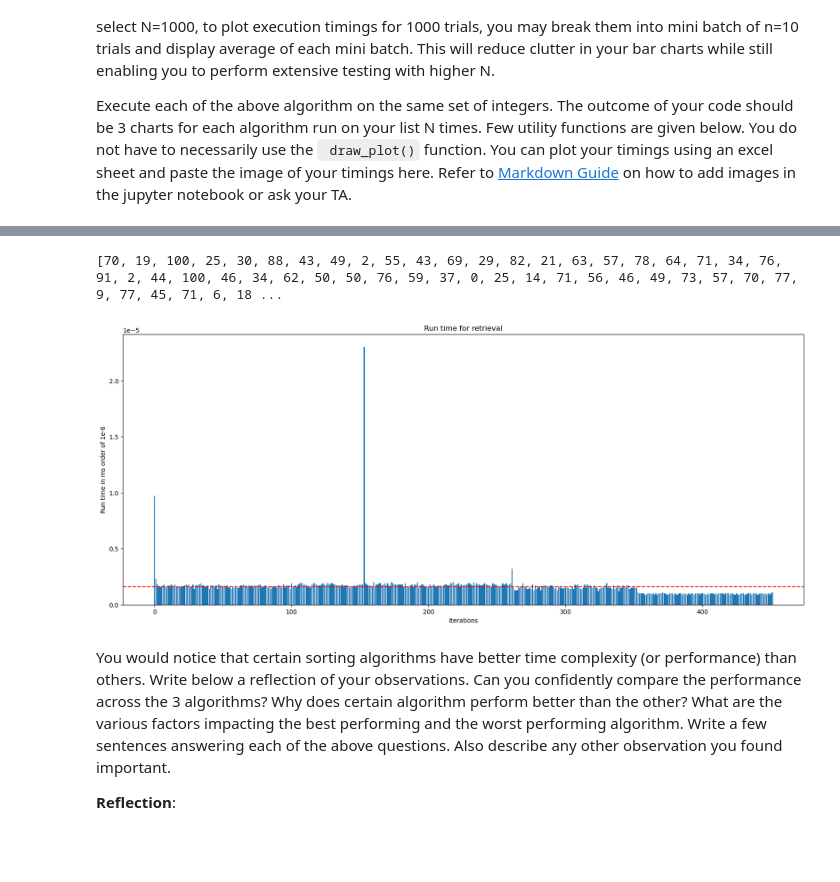
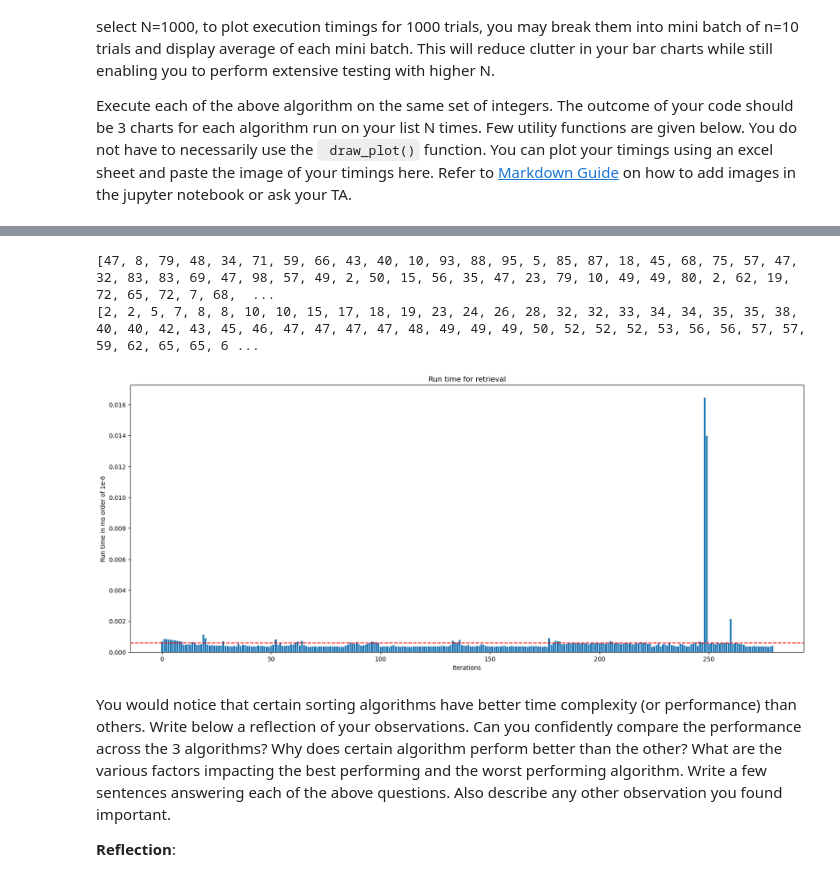
Before and after one commit to saboorah/CS2XC3, a Jupyter notebook: Lab_II.ipynb, the cells around one changed output, grey strips where cells are left out. Saved outputs shown, nothing was run; the diff lists cells and outputs as text; code cells hidden in the pictures; blank space fills up the shorter version.

```diff
--- a/Lab_II.ipynb
+++ b/Lab_II.ipynb
@@ -147,10 +147,11 @@ run_times = []
 l = create_custom_list(77,100)
 print(l)
 for i in range(runs):
+    list = InsertionSort(l)
     start = timeit.default_timer()
-    found = InsertionSort(l)
+    found = list.get_sorted()
     stop = timeit.default_timer()
     run_times.append(stop-start)
-
+print(found)
 draw_plot(run_times)
 # %% [output]
@@ -159,20 +161,22 @@ draw_plot(run_times)
 # %%
 ### Selection sort experiment code goes here
 
 runs = random.randint(76,500)
 run_times = []
 l = create_custom_list(77,100)
 print(l)
 for i in range(runs):
+    list = SelectionSort(l)
     start = timeit.default_timer()
-    found = SelectionSort(l)
+    found = list.get_sorted()
     stop = timeit.default_timer()
     run_times.append(stop-start)
-
+print(found)
 draw_plot(run_times)
 # %% [output]
-[70, 19, 100, 25, 30, 88, 43, 49, 2, 55, 43, 69, 29, 82, 21, 63, 57, 78, 64, 71, 34, 76, 91, 2, 44, 100, 46, 34, 62, 50, 50, 76, 59, 37, 0, 25, 14, 71, 56, 46, 49, 73, 57, 70, 77, 9, 77, 45, 71, 6, 18 ...
+[47, 8, 79, 48, 34, 71, 59, 66, 43, 40, 10, 93, 88, 95, 5, 85, 87, 18, 45, 68, 75, 57, 47, 32, 83, 83, 69, 47, 98, 57, 49, 2, 50, 15, 56, 35, 47, 23, 79, 10, 49, 49, 80, 2, 62, 19, 72, 65, 72, 7, 68,  ...
+[2, 2, 5, 7, 8, 8, 10, 10, 15, 17, 18, 19, 23, 24, 26, 28, 32, 32, 33, 34, 34, 35, 35, 38, 40, 40, 42, 43, 45, 46, 47, 47, 47, 47, 48, 49, 49, 49, 50, 52, 52, 52, 53, 56, 56, 57, 57, 59, 62, 65, 65, 6 ...
-[figure, old version]
+[figure, new version]
 # %% [markdown]
 You would notice that certain sorting algorithms have better time complexity (or performance) than others. Write below a reflection of your observations. Can you confidently compare the performance across the 3 algorithms? Why does certain algorithm perform better than the other? What are the various factors impacting the best performing and the worst performing algorithm. Write a few sentences answering each of the above questions. Also describe any other observation you found important.
 
```
Also changed, not shown: parts of 5 cells of this notebook.
